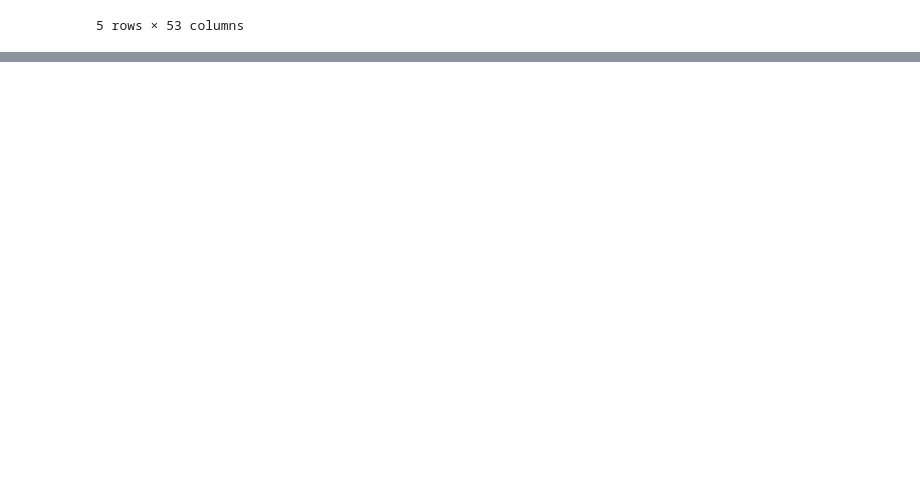
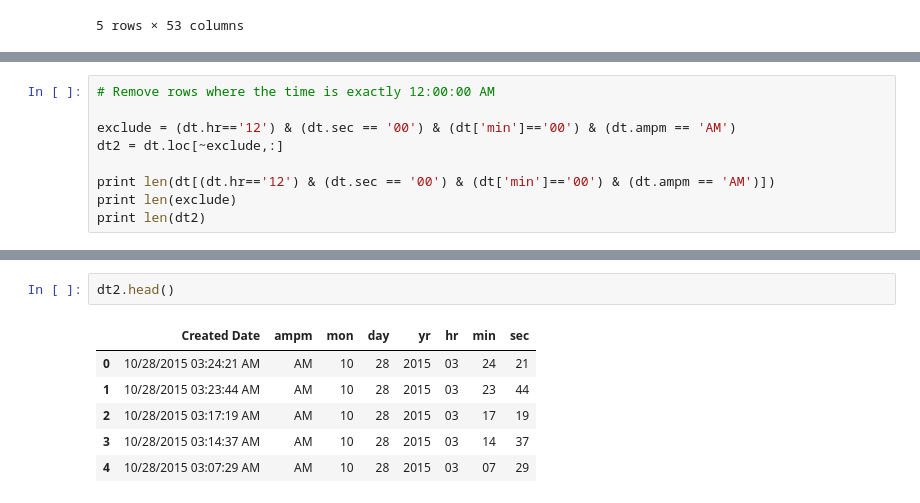
Before and after one commit to frickp/dataSandbox, a Jupyter notebook: dataIncChallenge/q2Police.ipynb, the cells around one changed output, grey strips where cells are left out. Cells and saved outputs as stored; diff of their text form; blank space fills up the shorter version.

```diff
--- a/dataIncChallenge/q2Police.ipynb
+++ b/dataIncChallenge/q2Police.ipynb
@@ -66,0 +91,9 @@ Index([u'Unique Key', u'Created Date', u'Closed Date', u'Agency',
+# %%
+# Remove rows where the time is exactly 12:00:00 AM
+
+exclude = (dt.hr=='12') & (dt.sec == '00') & (dt['min']=='00') & (dt.ampm == 'AM')
+dt2 = dt.loc[~exclude,:]
+
+print len(dt[(dt.hr=='12') & (dt.sec == '00') & (dt['min']=='00') & (dt.ampm == 'AM')])
+print len(exclude)
+print len(dt2)
@@ -66,0 +138,9 @@ Index([u'Unique Key', u'Created Date', u'Closed Date', u'Agency',
+# %%
+dt2.head()
+# %% [output]
+|  | Created Date | ampm | mon | day | yr | hr | min | sec |
+| 0 | 10/28/2015 03:24:21 AM | AM | 10 | 28 | 2015 | 03 | 24 | 21 |
+| 1 | 10/28/2015 03:23:44 AM | AM | 10 | 28 | 2015 | 03 | 23 | 44 |
+| 2 | 10/28/2015 03:17:19 AM | AM | 10 | 28 | 2015 | 03 | 17 | 19 |
+| 3 | 10/28/2015 03:14:37 AM | AM | 10 | 28 | 2015 | 03 | 14 | 37 |
+| 4 | 10/28/2015 03:07:29 AM | AM | 10 | 28 | 2015 | 03 | 07 | 29 |
```
Also changed, not shown: parts of 23 cells of this notebook, 1 other file.
